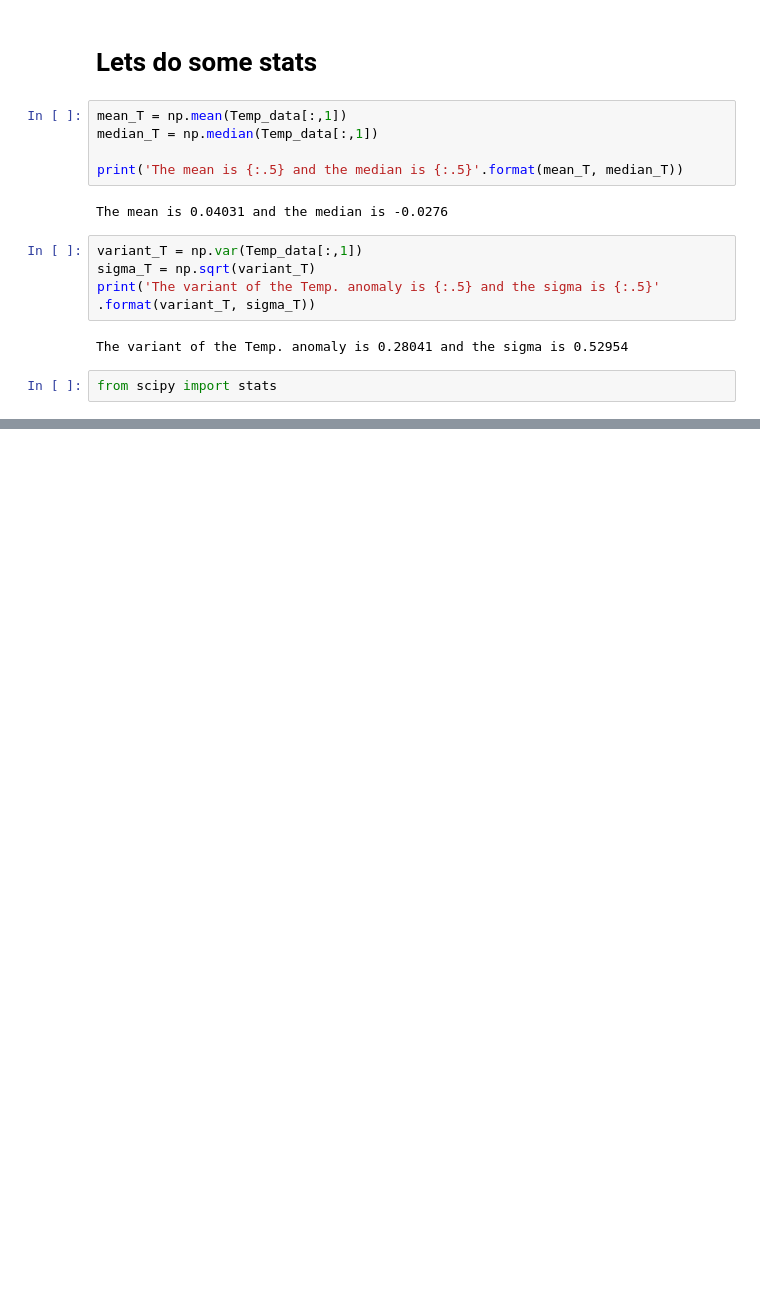
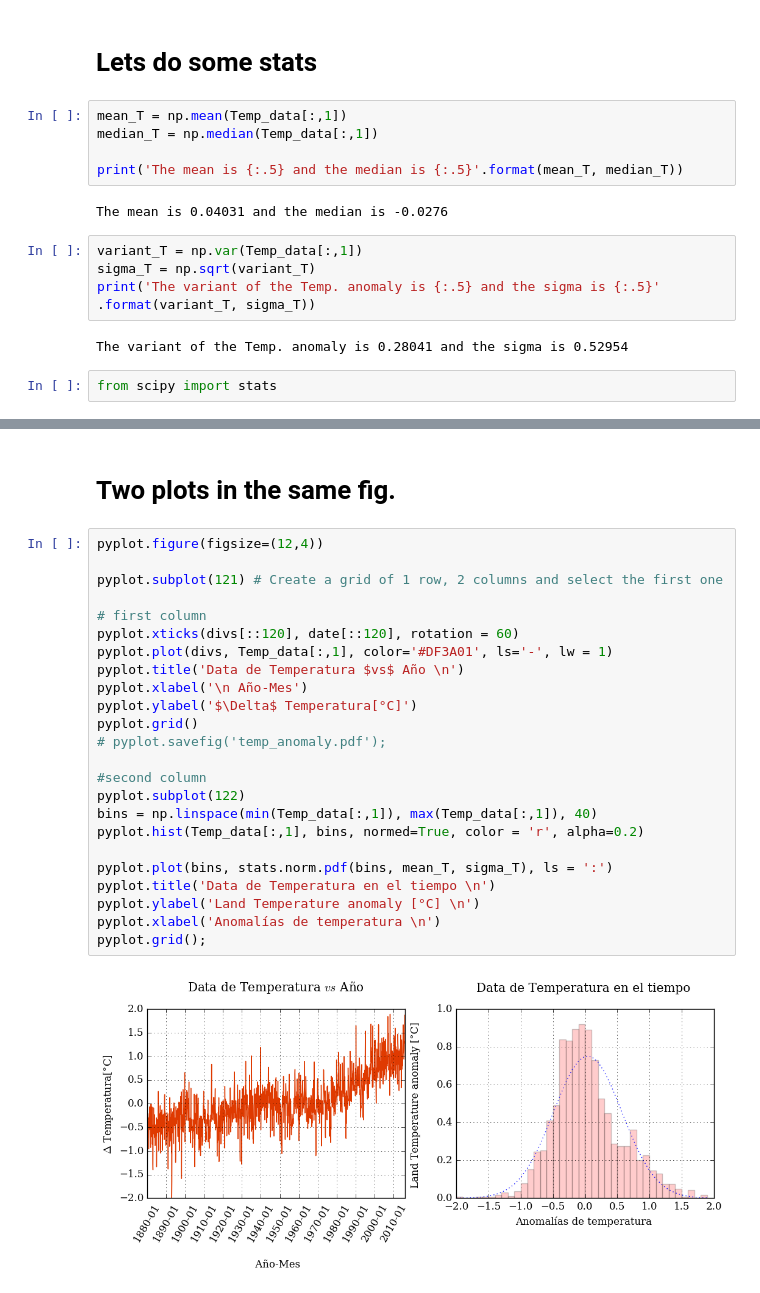
Before and after one commit to ThaNikkitz/notebooks, a Jupyter notebook: Playing_around_with_Python.ipynb, the cells around one changed output, grey strips where cells are left out. Saved outputs shown, nothing was run; the diff lists cells and outputs as text; blank space fills up the shorter version.

```diff
--- a/Playing_around_with_Python.ipynb
+++ b/Playing_around_with_Python.ipynb
@@ -138,0 +140,28 @@ pyplot.xlabel('Año - Mes, Normalizado \n');
+# %% [markdown]
+# Two plots in the same fig.
+# %%
+pyplot.figure(figsize=(12,4))
+
+pyplot.subplot(121) # Create a grid of 1 row, 2 columns and select the first one
+
+# first column
+pyplot.xticks(divs[::120], date[::120], rotation = 60)
+pyplot.plot(divs, Temp_data[:,1], color='#DF3A01', ls='-', lw = 1)
+pyplot.title('Data de Temperatura $vs$ Año \n')
+pyplot.xlabel('\n Año-Mes')
+pyplot.ylabel('$\Delta$ Temperatura[°C]')
+pyplot.grid()
+# pyplot.savefig('temp_anomaly.pdf');
+
+#second column
+pyplot.subplot(122)
+bins = np.linspace(min(Temp_data[:,1]), max(Temp_data[:,1]), 40)
+pyplot.hist(Temp_data[:,1], bins, normed=True, color = 'r', alpha=0.2)
+
+pyplot.plot(bins, stats.norm.pdf(bins, mean_T, sigma_T), ls = ':')
+pyplot.title('Data de Temperatura en el tiempo \n')
+pyplot.ylabel('Land Temperature anomaly [°C] \n')
+pyplot.xlabel('Anomalías de temperatura \n')
+pyplot.grid();
+# %% [output]
+[figure, added]
```
Also changed, not shown: parts of 2 cells of this notebook.
